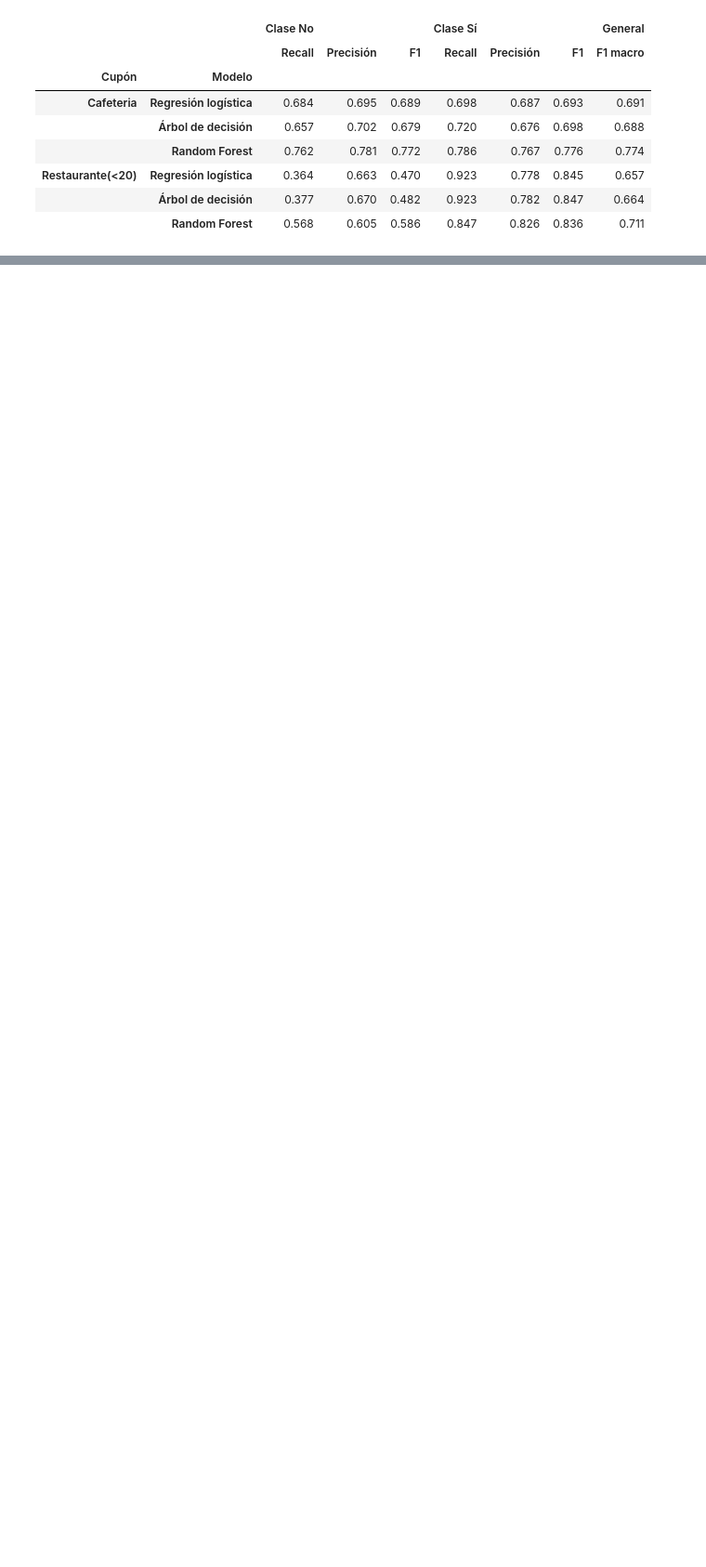
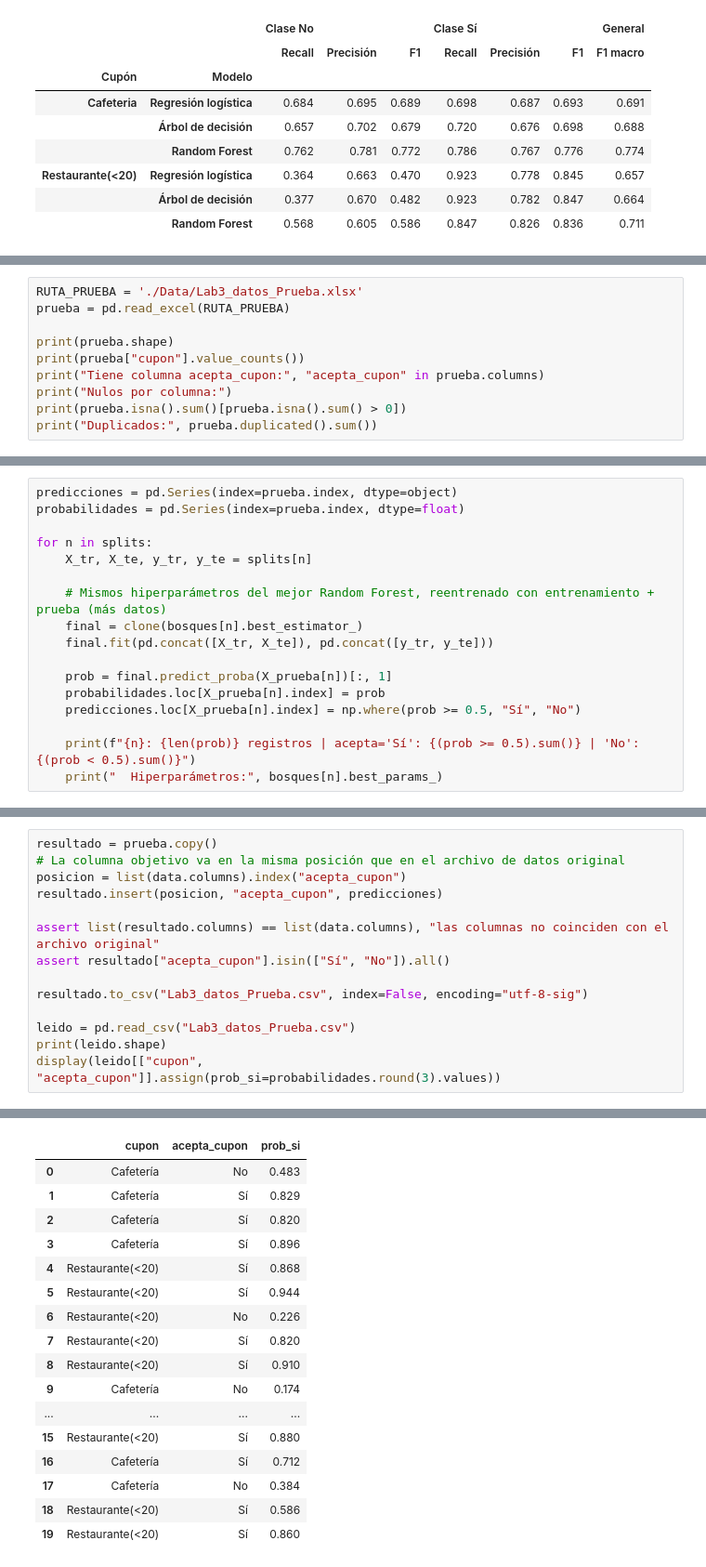
Before and after one commit to nreyl/ML-L3-G44, a Jupyter notebook: L3.ipynb, the cells around one changed output, grey strips where cells are left out. Shown at 93% size. Saved outputs shown, nothing was run; the diff lists cells and outputs as text; blank space fills up the shorter version.

Commit message:
Punto 8, 9 y análisis de resultados terminados

```diff
--- a/L3.ipynb
+++ b/L3.ipynb
@@ -1189,0 +1406,10 @@ display(tabla.style.format("{:.3f}").apply(resaltar_max, axis=0))
+# %%
+RUTA_PRUEBA = './Data/Lab3_datos_Prueba.xlsx'
+prueba = pd.read_excel(RUTA_PRUEBA)
+
+print(prueba.shape)
+print(prueba["cupon"].value_counts())
+print("Tiene columna acepta_cupon:", "acepta_cupon" in prueba.columns)
+print("Nulos por columna:")
+print(prueba.isna().sum()[prueba.isna().sum() > 0])
+print("Duplicados:", prueba.duplicated().sum())
@@ -1189,0 +1463,17 @@ display(tabla.style.format("{:.3f}").apply(resaltar_max, axis=0))
+# %%
+predicciones = pd.Series(index=prueba.index, dtype=object)
+probabilidades = pd.Series(index=prueba.index, dtype=float)
+
+for n in splits:
+    X_tr, X_te, y_tr, y_te = splits[n]
+
+    # Mismos hiperparámetros del mejor Random Forest, reentrenado con entrenamiento + prueba (más datos)
+    final = clone(bosques[n].best_estimator_)
+    final.fit(pd.concat([X_tr, X_te]), pd.concat([y_tr, y_te]))
+
+    prob = final.predict_proba(X_prueba[n])[:, 1]
+    probabilidades.loc[X_prueba[n].index] = prob
+    predicciones.loc[X_prueba[n].index] = np.where(prob >= 0.5, "Sí", "No")
+
+    print(f"{n}: {len(prob)} registros | acepta='Sí': {(prob >= 0.5).sum()} | 'No': {(prob < 0.5).sum()}")
+    print("  Hiperparámetros:", bosques[n].best_params_)
@@ -1189,0 +1491,15 @@ display(tabla.style.format("{:.3f}").apply(resaltar_max, axis=0))
+# %%
+resultado = prueba.copy()
+# La columna objetivo va en la misma posición que en el archivo de datos original
+posicion = list(data.columns).index("acepta_cupon")
+resultado.insert(posicion, "acepta_cupon", predicciones)
+
+assert list(resultado.columns) == list(data.columns), "las columnas no coinciden con el archivo original"
+assert resultado["acepta_cupon"].isin(["Sí", "No"]).all()
+
+resultado.to_csv("Lab3_datos_Prueba.csv", index=False, encoding="utf-8-sig")
+
+leido = pd.read_csv("Lab3_datos_Prueba.csv")
+print(leido.shape)
+display(leido[["cupon", "acepta_cupon"]].assign(prob_si=probabilidades.round(3).values))
+# %% [output]
@@ -1189,0 +1507,17 @@ display(tabla.style.format("{:.3f}").apply(resaltar_max, axis=0))
+|  | cupon | acepta_cupon | prob_si |
+| 0 | Cafetería | No | 0.483 |
+| 1 | Cafetería | Sí | 0.829 |
+| 2 | Cafetería | Sí | 0.820 |
+| 3 | Cafetería | Sí | 0.896 |
+| 4 | Restaurante(<20) | Sí | 0.868 |
+| 5 | Restaurante(<20) | Sí | 0.944 |
+| 6 | Restaurante(<20) | No | 0.226 |
+| 7 | Restaurante(<20) | Sí | 0.820 |
+| 8 | Restaurante(<20) | Sí | 0.910 |
+| 9 | Cafetería | No | 0.174 |
+| ... | ... | ... | ... |
+| 15 | Restaurante(<20) | Sí | 0.880 |
+| 16 | Cafetería | Sí | 0.712 |
+| 17 | Cafetería | No | 0.384 |
+| 18 | Restaurante(<20) | Sí | 0.586 |
+| 19 | Restaurante(<20) | Sí | 0.860 |
```
Also changed, not shown: parts of 34 cells of this notebook, 1 other file.
